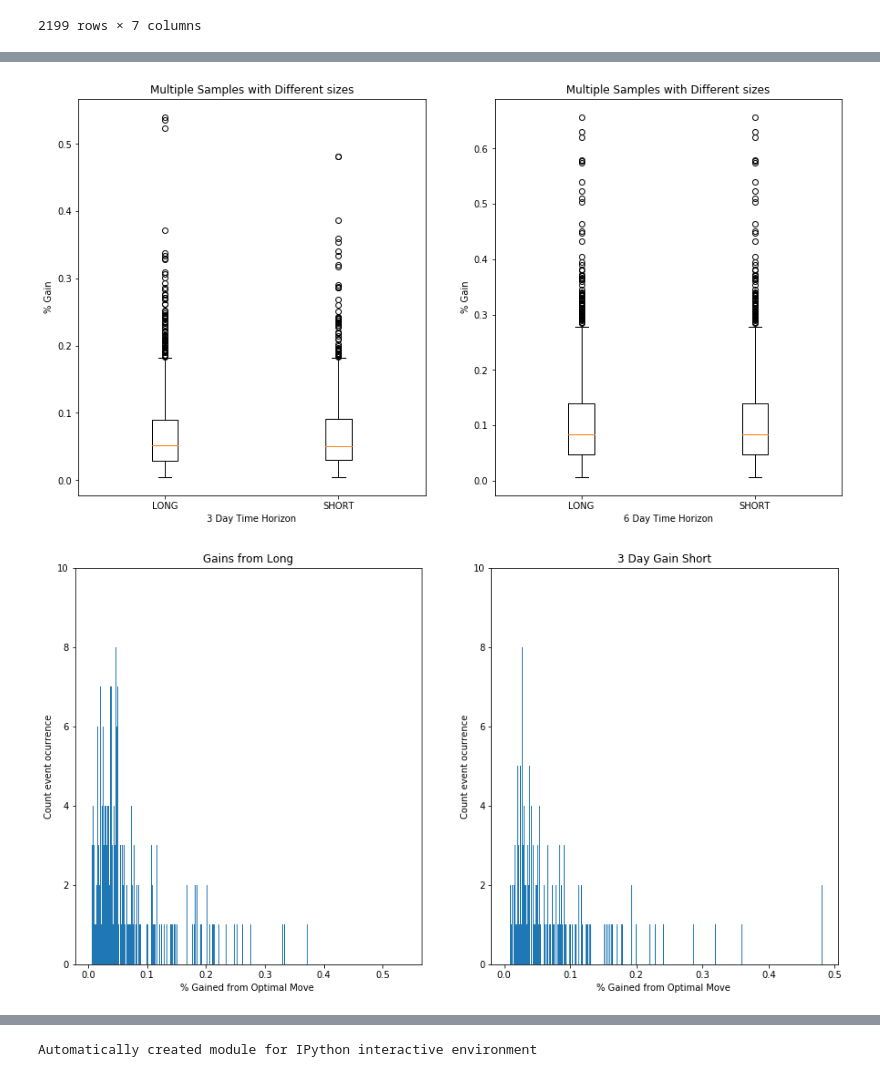
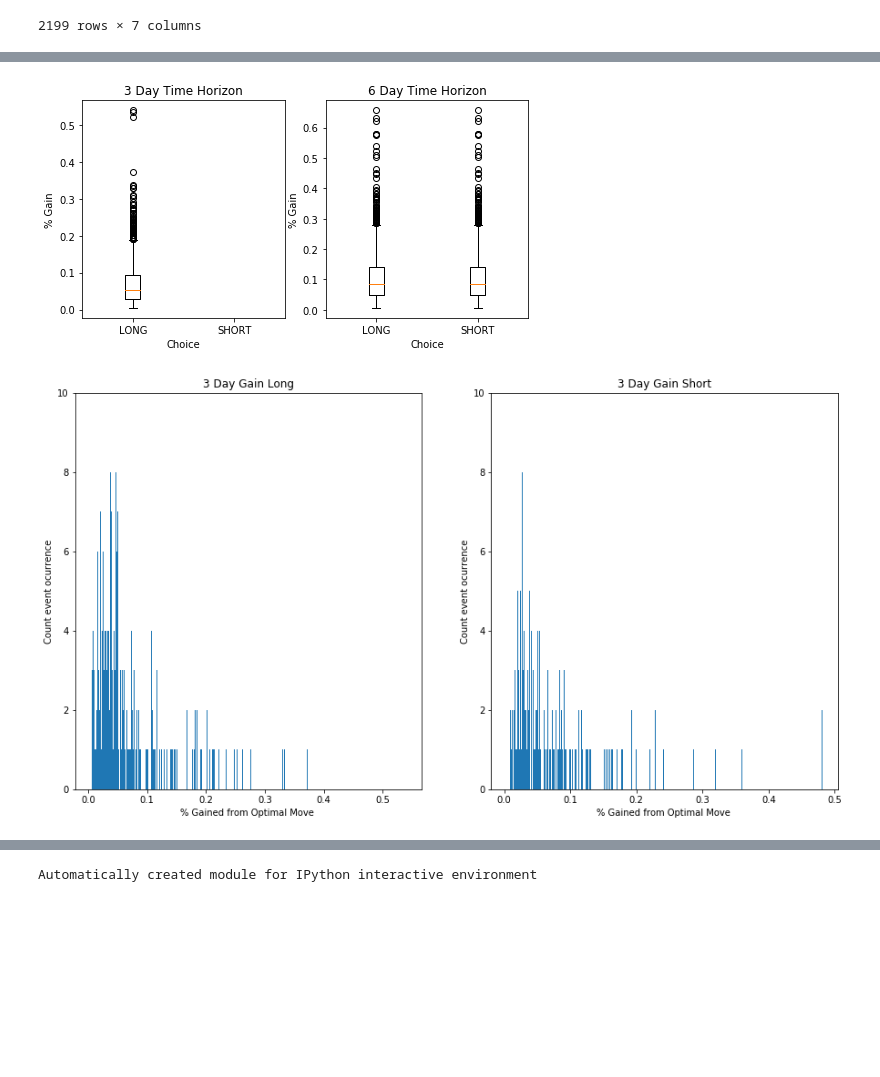
Before and after one commit to Frankie-Figz/Arbitra, a Jupyter notebook: simple-presentation.ipynb, the cells around one changed output, grey strips where cells are left out. Cells and saved outputs as stored; diff of their text form; code cells hidden in the pictures; blank space fills up the shorter version.

```diff
--- a/simple-presentation.ipynb
+++ b/simple-presentation.ipynb
@@ -66,28 +74,28 @@ df
 # %%
 # Gains
 gain_3_long = df[df["Choice_3"] == "LONG"]["Gain_3"]
 gain_3_short = df[df["Choice_3"] == "SHORT"]["Gain_3"]
 gain_6_long = df[df["Choice_6"] == "LONG"]["Gain_6"]
 gain_6_short = df[df["Choice_6"] == "LONG"]["Gain_6"]
 
 data = [gain_3_long, gain_3_short]
 data_2 = [gain_6_long, gain_6_short]
 
-fig, (ax1, ax2) = plt.subplots(1, 2, figsize=(15, 8))
+fig, (ax1, ax2) = plt.subplots(1, 2, figsize=(8, 4))
 
-ax1.set_title('Multiple Samples with Different sizes')
+ax1.set_title('3 Day Time Horizon')
 ax1.boxplot(data, labels = ["LONG","SHORT"])
-ax1.set_xlabel("3 Day Time Horizon")
+ax1.set_xlabel("Choice")
 ax1.set_ylabel("% Gain")
 
-ax2.set_title('Multiple Samples with Different sizes')
+ax2.set_title('6 Day Time Horizon')
 ax2.boxplot(data_2, labels = ["LONG","SHORT"])
-ax2.set_xlabel("6 Day Time Horizon")
+ax2.set_xlabel("Choice")
 ax2.set_ylabel("% Gain")
 
 plt.show()
 # %% [output]
-[figure, old version]
+[figure, new version]
 # %%
 # Gains
 gain_3_long = df[df["Choice_3"] == "LONG"]["Gain_3"]
@@ -100,7 +108,7 @@ data_2 = [gain_6_long, gain_6_short]
 
 fig, (ax1, ax2) = plt.subplots(1, 2, figsize=(15, 8))
 
-ax1.set_title('Gains from Long')
+ax1.set_title('3 Day Gain Long')
 # ax1.boxplot(data, labels = ["LONG","SHORT"])
 ax1.set_xlabel("% Gained from Optimal Move ")
 ax1.set_ylabel("Count event ocurrence")
@@ -127,7 +135,7 @@ ax2.hist(gain_3_short, bins=n_bins)
 
 plt.show()
 # %% [output]
-[figure, old version]
+[figure, new version]
 # %%
 df
 # %% [output]
```
Also changed, not shown: parts of 21 cells of this notebook.
